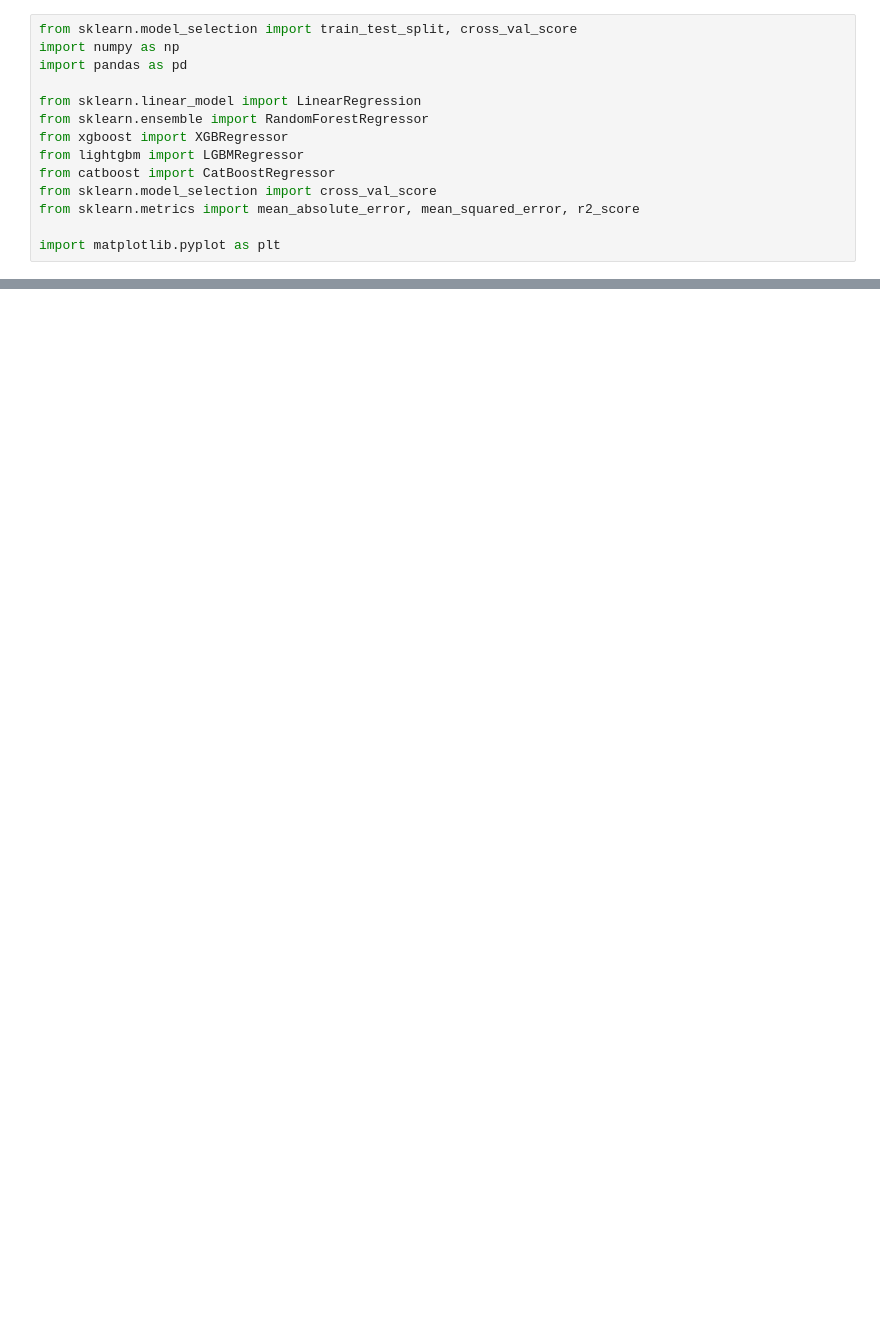
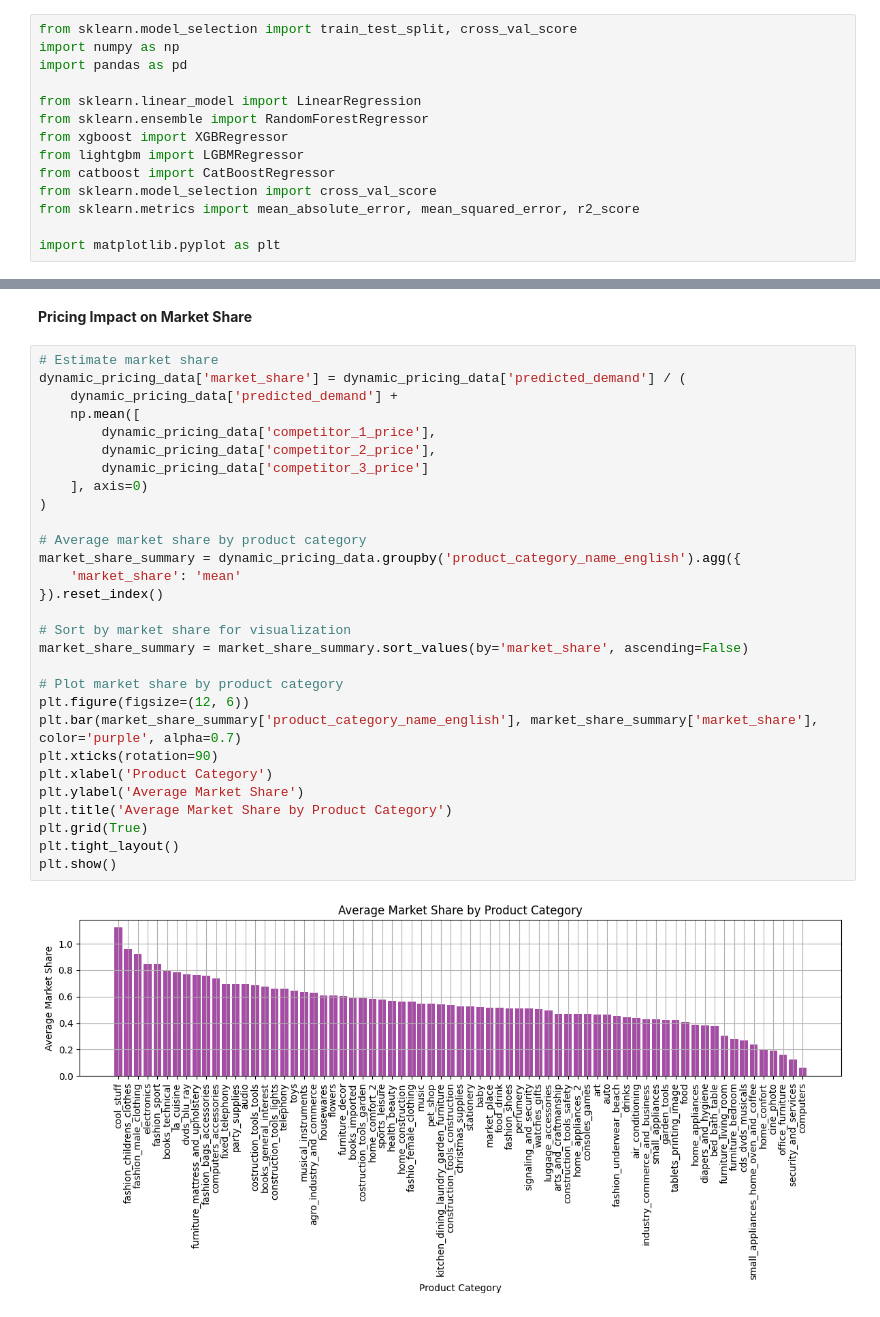
Before and after one commit to rajvamsi18/Real-Time-Pricing-Algorithm-Project, a Jupyter notebook: notebooks/regional_demand_prediction.ipynb, the cells around one changed output, grey strips where cells are left out. Saved outputs shown, nothing was run; the diff lists cells and outputs as text; blank space fills up the shorter version.

```diff
--- a/notebooks/regional_demand_prediction.ipynb
+++ b/notebooks/regional_demand_prediction.ipynb
@@ -416,0 +846,33 @@ plt.show()
+# %% [markdown]
+**Pricing Impact on Market Share**
+# %%
+# Estimate market share
+dynamic_pricing_data['market_share'] = dynamic_pricing_data['predicted_demand'] / (
+    dynamic_pricing_data['predicted_demand'] +
+    np.mean([
+        dynamic_pricing_data['competitor_1_price'],
+        dynamic_pricing_data['competitor_2_price'],
+        dynamic_pricing_data['competitor_3_price']
+    ], axis=0)
+)
+
+# Average market share by product category
+market_share_summary = dynamic_pricing_data.groupby('product_category_name_english').agg({
+    'market_share': 'mean'
+}).reset_index()
+
+# Sort by market share for visualization
+market_share_summary = market_share_summary.sort_values(by='market_share', ascending=False)
+
+# Plot market share by product category
+plt.figure(figsize=(12, 6))
+plt.bar(market_share_summary['product_category_name_english'], market_share_summary['market_share'], color='purple', alpha=0.7)
+plt.xticks(rotation=90)
+plt.xlabel('Product Category')
+plt.ylabel('Average Market Share')
+plt.title('Average Market Share by Product Category')
+plt.grid(True)
+plt.tight_layout()
+plt.show()
+# %% [output]
+[figure, added]
```
Also changed, not shown: parts of 62 cells of this notebook.
